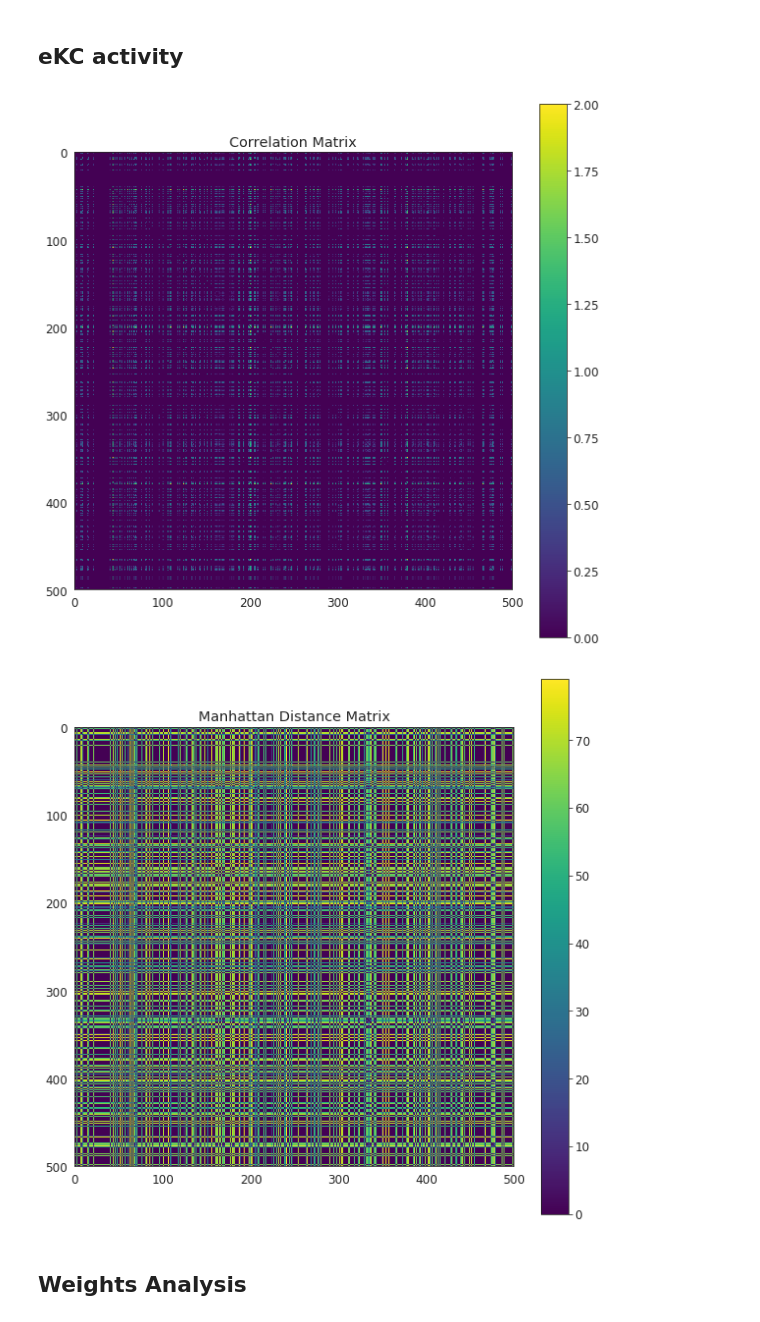
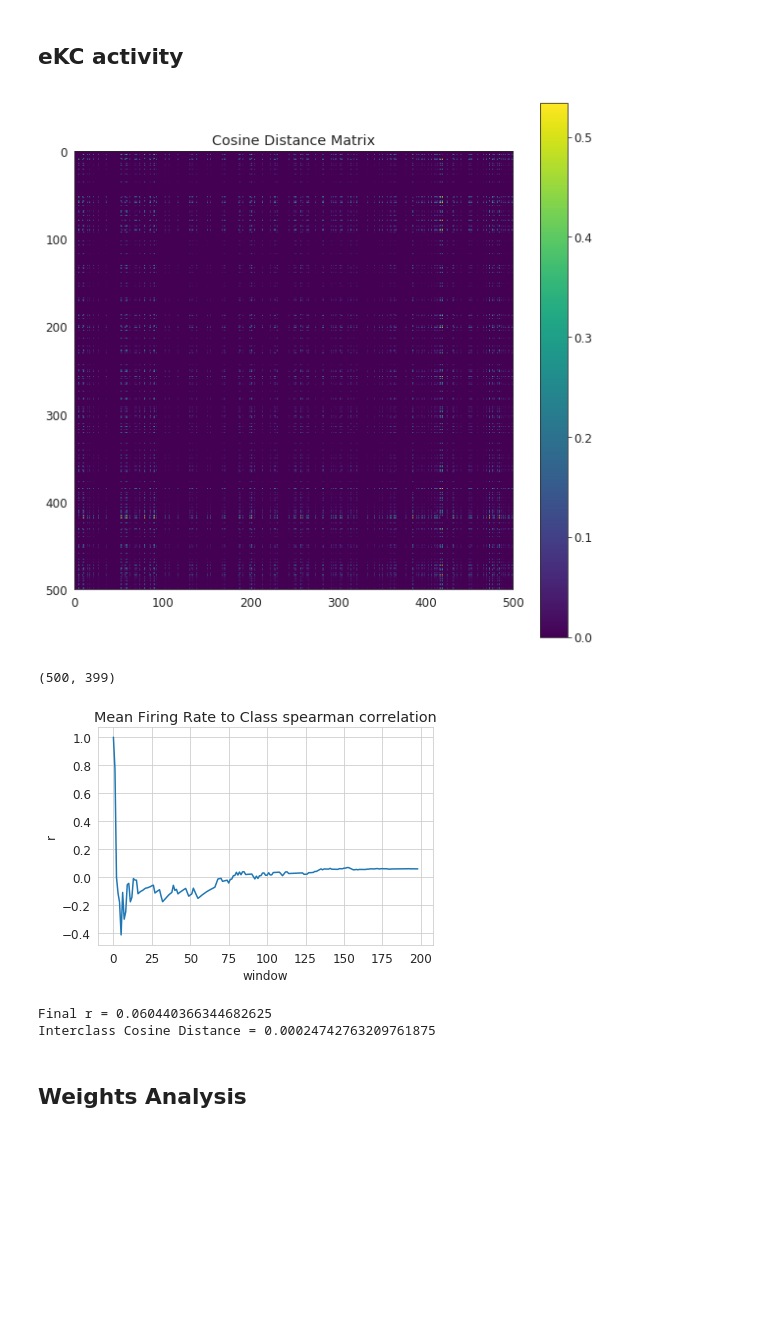
Before and after one commit to bikeboi/jra-project, a Jupyter notebook: experiment_1.ipynb, the cells around one changed output. Saved outputs shown, nothing was run; the diff lists cells and outputs as text; code cells hidden in the pictures; blank space fills up the shorter version.

```diff
--- a/experiment_1.ipynb
+++ b/experiment_1.ipynb
@@ -71,7 +72,7 @@ sns.set_style("whitegrid")
 # Fetch inputs and preview examples
 N_CLASS = 2
 DOWNSCALE = 4
-N_ROUNDS = 4
+N_ROUNDS = 10
 
 inputs = get_inputs(N_CLASS, DOWNSCALE)
 inputs = np.tile(inputs, (N_ROUNDS,1))
@@ -121,10 +129,10 @@ projection_params = {
 }
 # %%
 # Additional parameters
-VERSION = 0
+VERSION = 1
 WEIGHT_LOG_FREQ = 20
 SPIKE_JITTER = 2 # epsilon
-RUNS = 4
+RUNS = 5
 # %%
 sim_params = run(
     inputs,
@@ -152,7 +161,7 @@ Saving simulation params...
 # %%
 # Fetch data
 data = retrieve_results("two_class", version=VERSION)
-sim_params = sim_params if sim_params else np.load(f"results/two_class_{VERSION}/params.npz")
+sim_params = np.load(f"results/two_class_{VERSION}/params.npz")
 weights = np.load(f"results/two_class_{VERSION}/weights.npy", allow_pickle=True)
 # %%
 # Plot spikes
@@ -182,32 +191,59 @@ for i in range(RUNS):
 
     eKC_activity.append(activity)
 
-eKC_activity = np.array(eKC_activity)
+eKC_activity = np.array(eKC_activity) / sim_params['t_snapshot']
 # %%
 def distance_matrix(activity, metric):
     return np.nan_to_num(scipy.spatial.distance.squareform(scipy.spatial.distance.pdist(activity, metric=metric)))
 
 # Average across runs
-mean_eKC_activity = eKC_activity.mean(axis=0)
+run_mean_activity = eKC_activity.mean(axis=0)
 
 # Plot distance tables
 sns.set_style("white")
 plt.gcf().set_size_inches(10,10)
 
-plt.imshow(distance_matrix(mean_eKC_activity, 'correlation'), cmap='viridis')
-plt.title("Correlation Matrix")
+plt.imshow(distance_matrix(run_mean_activity, 'cosine'), cmap='viridis')
+plt.title("Cosine Distance Matrix")
 plt.colorbar()
 plt.show()
-
-plt.gcf().set_size_inches(10,10)
-
-plt.imshow(distance_matrix(mean_eKC_activity, 'cityblock'), cmap='viridis')
-plt.title("Manhattan Distance Matrix")
-plt.colorbar()
-plt.show()
 # %% [output]
-[figure, old version]
+[figure, new version]
-[figure, removed]
+# %%
+run_mean_activity.shape
+# %% [output]
+(500, 399)
+# %%
+labels = sim_params['labels'][1:]
+population_mean = run_mean_activity.mean(axis=0)
+
+# Spearman correlation
+pop_corr_trace = []
+for i in np.arange(2, labels.shape[0], step=2):
+    pop_corr_trace.append(scipy.stats.spearmanr(population_mean[:i], labels[:i]))
+
+pop_corr_trace = np.array(pop_corr_trace)
+
+# Interclass distance
+class_A_activity = run_mean_activity[:, labels == 1.0] # All intervals with label = 1
+class_B_activity = run_mean_activity[:, labels == 0.0] # All intervals with label = 0
+
+classvec_A = class_1_activity.mean(axis=-1) # Mean vector for class A
+classvec_B = class_2_activity.mean(axis=-1) # Mean vector for class B
+
+sns.set_style("whitegrid")
+plt.plot(pop_corr_trace[:,0])
+plt.ylabel("r")
+plt.xlabel("window")
+plt.title("Mean Firing Rate to Class spearman correlation")
+plt.show()
+
+print("Final r =", pop_corr_trace[-1][0])
+print("Interclass Cosine Distance =", scipy.spatial.distance.cosine(classvec_A,classvec_B))
+# %% [output]
+[figure, added]
+Final r = 0.060440366344682625
+Interclass Cosine Distance = 0.00024742763209761875
 # %% [markdown]
 ## Weights Analysis
 # %%
```
Also changed, not shown: parts of 11 cells of this notebook, 8 other files.
